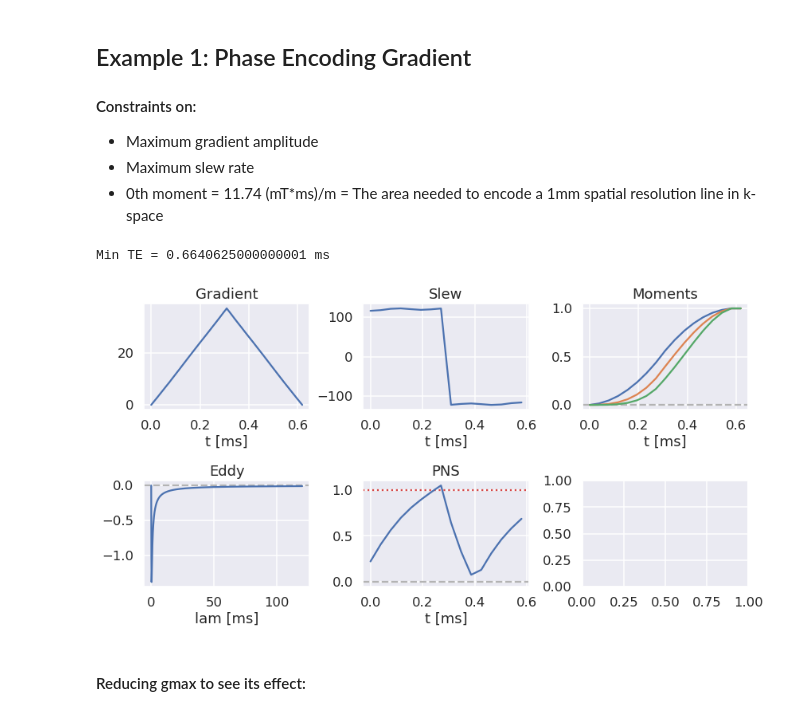
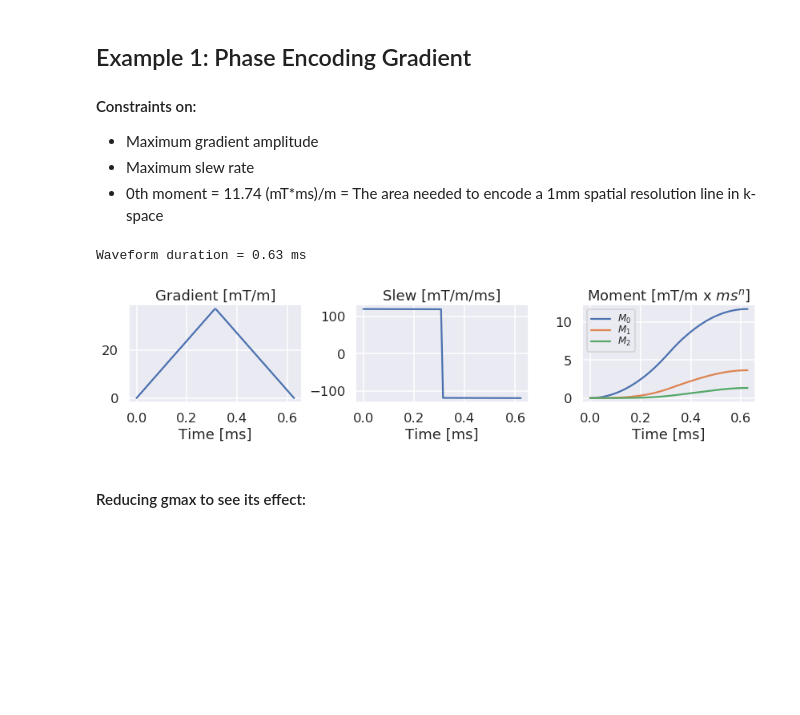
Before and after one commit to mloecher/gropt, a Jupyter notebook: python/ismrm_demo.ipynb, the cells around one changed output. Cells and saved outputs as stored; diff of their text form; code cells hidden in the pictures; blank space fills up the shorter version.

```diff
--- a/python/ismrm_demo.ipynb
+++ b/python/ismrm_demo.ipynb
@@ -31,25 +31,25 @@ Currently implemented in various forms on Siemens and GE scanners
 # %%
 params = {}
 
-# Free mode says we are in a feasibility search, i.e. no objective function
-params['mode'] = 'free'
+params['mode'] = 'free' # Free mode indicates we are in a feasibility search, i.e. no objective function
 
 # Set hardware limits
-params['gmax']  = 0.05   # Maximum gradient amplitude, G/cm
-params['smax']  = 120.0  # Maximum slew rate, mT/m/ms
+params['gmax'] = 0.05   # Maximum gradient amplitude, G/cm
+params['smax'] = 120.0  # Maximum slew rate, mT/m/ms
 
 # Moment parameters have a lot of options, reading the docs is necessary
-params['moment_params']  = [[0, 0, 0, -1, -1, 11.75, 1.0e-3]]
+# Currently, the input moment parameters to know are:
+# 2nd (moment of interest, 0th), 6th (desired 0th moment, 11.75), and 7th (moment tolerance, 1.0e-3)
+params['moment_params'] = [[0, 0, 0, -1, -1, 11.75, 1.0e-3]]
 
-# Raster time of the gradient waveform being optimized
-params['dt']  = 40e-6
+params['dt'] = 4e-6 # Raster time of the gradient waveform being optimized
 
 
-G, T_min = get_min_TE(params, max_TE = 2)
-print('Min TE =', T_min, 'ms')
-plot_waveform(G, params)
+G, T_min = get_min_TE(params, max_TE = 2) # max_TE = 2 means it will search all waveforms between 0 and 2ms
+print('Waveform duration =', round(T_min,2), 'ms')
+plot_waveform(G, params, plot_moments = True, plot_eddy = False, plot_pns = False, plot_slew = True)
 # %% [output]
-Min TE = 0.6640625000000001 ms
+Waveform duration = 0.63 ms
-[figure, old version]
+[figure, new version]
 # %% [markdown]
 #### Reducing gmax to see its effect:
```
Also changed, not shown: parts of 36 cells of this notebook, 1 other file.
